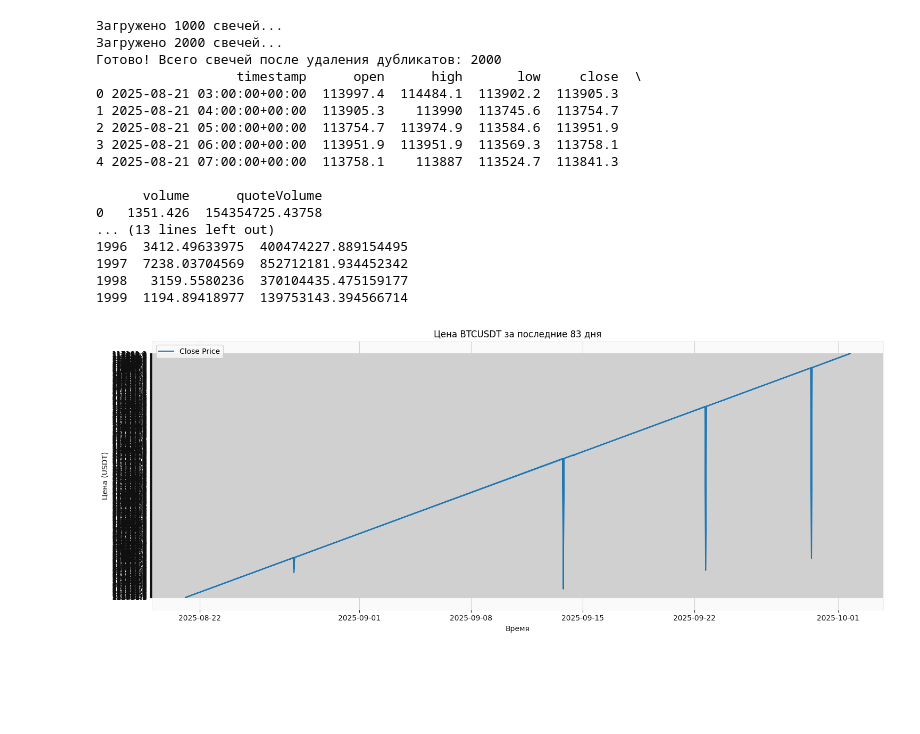
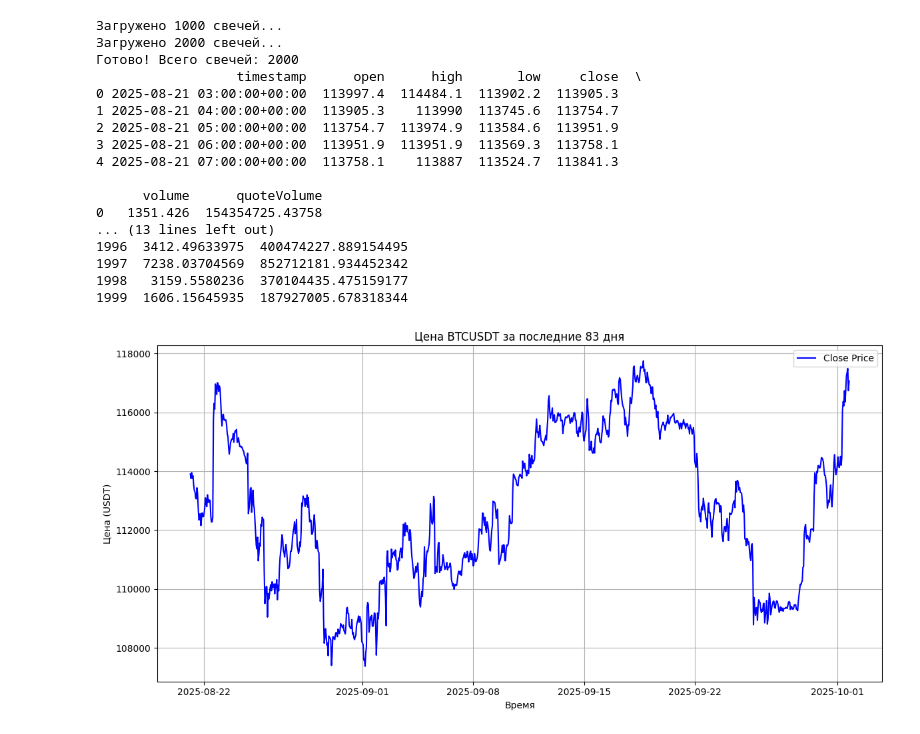
Before and after one commit to sookolls/Project, a Jupyter notebook: Untitled-1.ipynb, the cells around one changed output. Drawn from its saved outputs; the diff is of its cells as text; code cells hidden in the pictures; blank space fills up the shorter version.

```diff
--- a/Untitled-1.ipynb
+++ b/Untitled-1.ipynb
@@ -66,13 +66,13 @@ df["timestamp"] = pd.to_datetime(df["timestamp"].astype(float) / 1000, unit='s',
 # Сохраняем
 df.to_csv("candles_1h.csv", index=False)
 
-print(f"Готово! Всего свечей после удаления дубликатов: {len(df)}")
+print(f"Готово! Всего свечей: {len(df)}")
 print(df.head())
 print(df.tail())
 # %% [output]
 Загружено 1000 свечей...
 Загружено 2000 свечей...
-Готово! Всего свечей после удаления дубликатов: 2000
+Готово! Всего свечей: 2000
                   timestamp      open      high       low     close  \
 0 2025-08-21 03:00:00+00:00  113997.4  114484.1  113902.2  113905.3
 1 2025-08-21 04:00:00+00:00  113905.3    113990  113745.6  113754.7
@@ -86,18 +86,29 @@ print(df.tail())
 1996  3412.49633975  400474227.889154495
 1997  7238.03704569  852712181.934452342
 1998   3159.5580236  370104435.475159177
-1999  1194.89418977  139753143.394566714
+1999  1606.15645935  187927005.678318344
 # %%
+import pandas as pd
 import matplotlib.pyplot as plt
 
-plt.figure(figsize=(15,6)) #рамзер графика
-plt.plot(df["timestamp"], df["close"], label="Close Price")
+# --- Подготовка данных ---
+# Убедимся, что столбцы правильного типа
+df["timestamp"] = pd.to_datetime(df["timestamp"])  # конвертируем в datetime
+df["close"] = pd.to_numeric(df["close"], errors="coerce")  # конвертируем в числа
+df = df.dropna(subset=["timestamp", "close"])  # убираем пропуски
+
+# Если есть дубли по времени, усредняем значения
+df = df.groupby("timestamp", as_index=False)["close"].mean()
+
+# --- Построение графика ---
+plt.figure(figsize=(12,6))
+plt.plot(df["timestamp"], df["close"], label="Close Price", color="blue")
 plt.title(f"Цена {symbol} за последние {days} дня")
 plt.xlabel("Время")
 plt.ylabel("Цена (USDT)")
 plt.grid(True)
 plt.legend()
 plt.tight_layout()
 plt.show()
 # %% [output]
-[figure, old version]
+[figure, new version]
```
Also changed, not shown: 1 other file.
